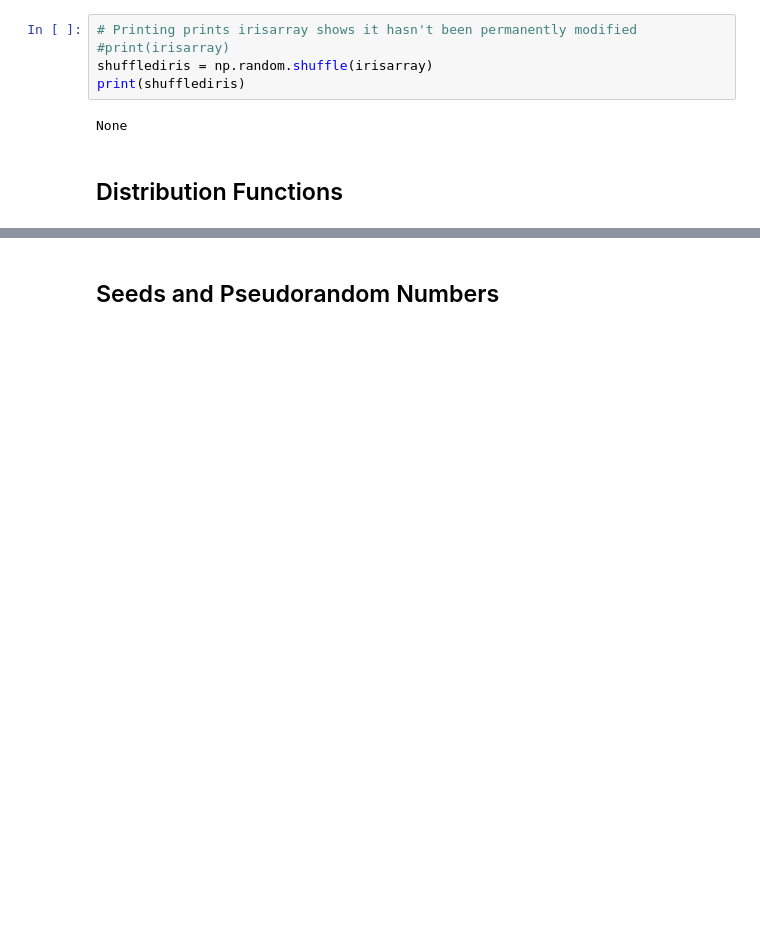
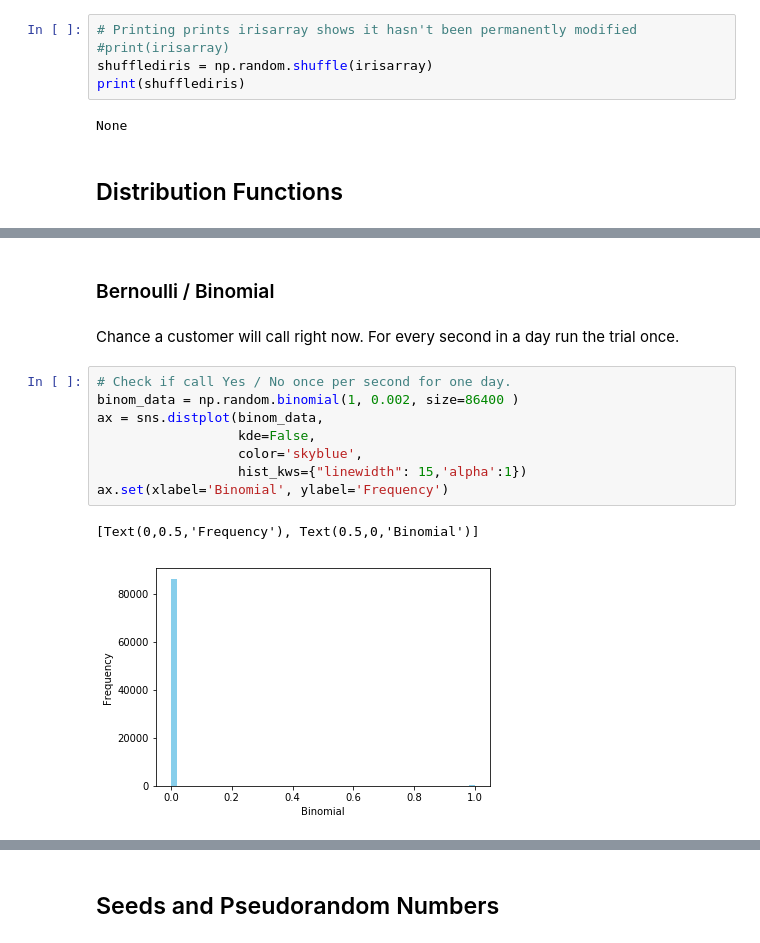
Before and after one commit to ConorHogan/PFDA-Practical-Assignment, a Jupyter notebook: PFDA-Practical-Assignment-Notebook.ipynb, the cells around one changed output, grey strips where cells are left out. Saved outputs shown, nothing was run; the diff lists cells and outputs as text; blank space fills up the shorter version.

```diff
--- a/PFDA-Practical-Assignment-Notebook.ipynb
+++ b/PFDA-Practical-Assignment-Notebook.ipynb
@@ -313,0 +338,15 @@ None
+# %% [markdown]
+### Bernoulli / Binomial
+# %% [markdown]
+Chance a customer will call right now. For every second in a day run the trial once.
+# %%
+# Check if call Yes / No once per second for one day.
+binom_data = np.random.binomial(1, 0.002, size=86400 )
+ax = sns.distplot(binom_data,
+                  kde=False,
+                  color='skyblue',
+                  hist_kws={"linewidth": 15,'alpha':1})
+ax.set(xlabel='Binomial', ylabel='Frequency')
+# %% [output]
+[Text(0,0.5,'Frequency'), Text(0.5,0,'Binomial')]
+[figure, added]
```
Also changed, not shown: parts of 36 cells of this notebook.
